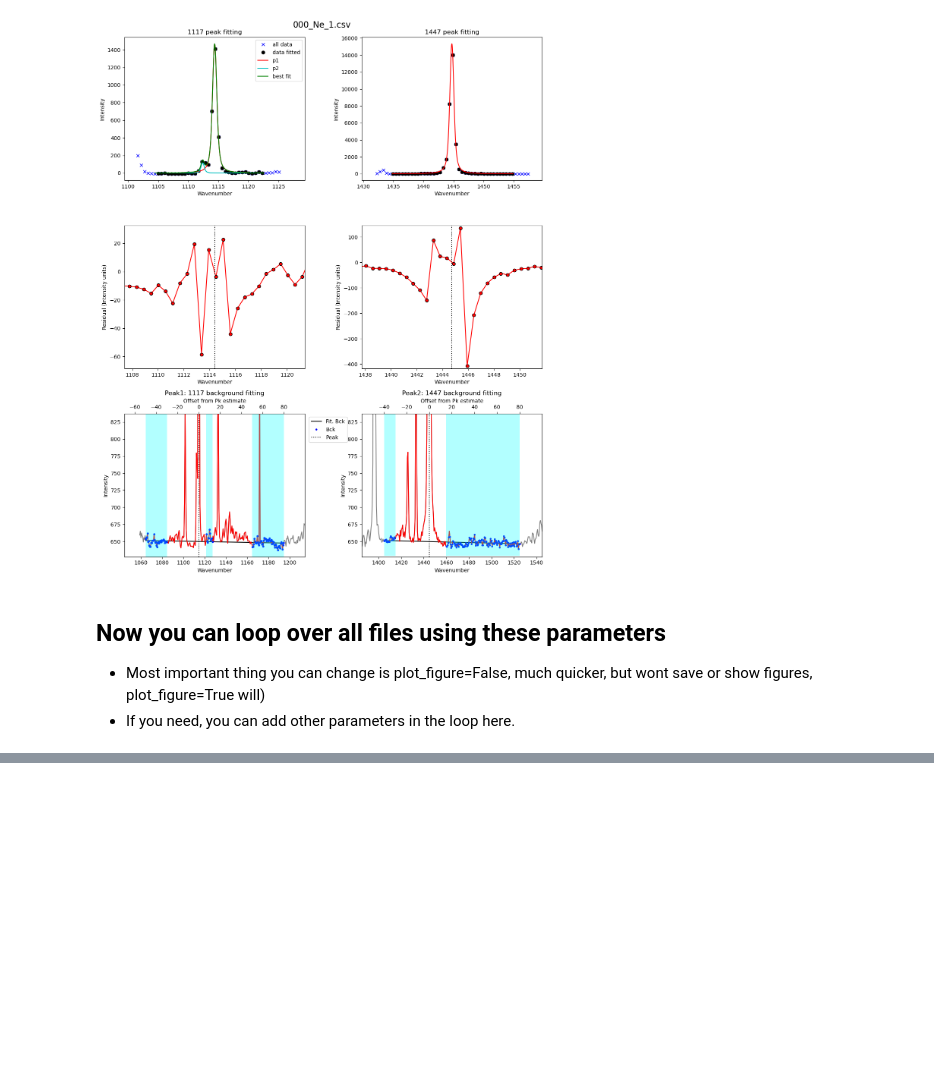
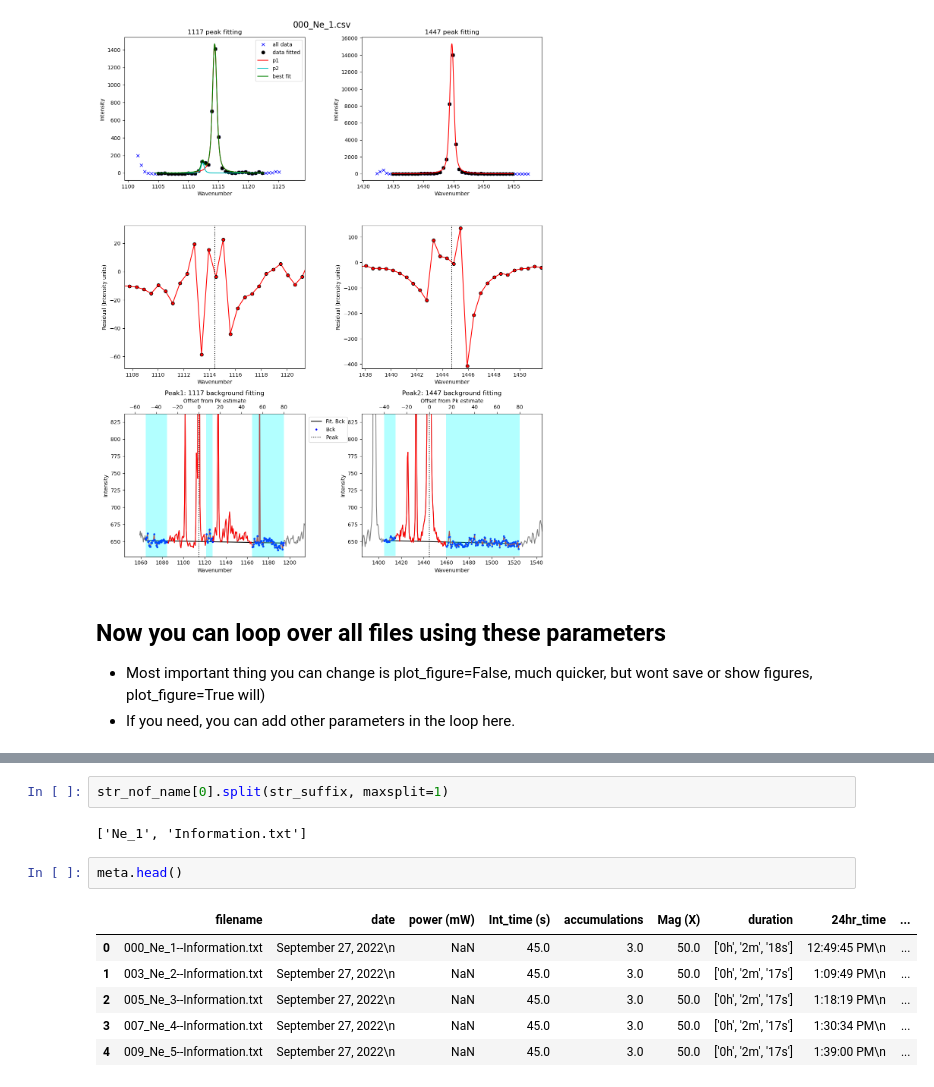
Before and after one commit to PennyWieser/DiadFit, a Jupyter notebook: docs/Examples/Weak_Diad_BenBlack/Ne_Fitting_1447_1117.ipynb, the cells around one changed output, grey strips where cells are left out. Saved outputs shown, nothing was run; the diff lists cells and outputs as text; blank space fills up the shorter version.

```diff
--- a/docs/Examples/Weak_Diad_BenBlack/Ne_Fitting_1447_1117.ipynb
+++ b/docs/Examples/Weak_Diad_BenBlack/Ne_Fitting_1447_1117.ipynb
@@ -239,0 +349,13 @@ plt.plot(df2['residual_1447'], df2['Ne_Corr'], 'og')
+# %%
+str_nof_name[0].split(str_suffix, maxsplit=1)
+# %% [output]
+['Ne_1', 'Information.txt']
+# %%
+meta.head()
+# %% [output]
+|  | filename | date | power (mW) | Int_time (s) | accumulations | Mag (X) | duration | 24hr_time | ... |
+| 0 | 000_Ne_1--Information.txt | September 27, 2022\n | NaN | 45.0 | 3.0 | 50.0 | ['0h', '2m', '18s'] | 12:49:45 PM\n | ... |
+| 1 | 003_Ne_2--Information.txt | September 27, 2022\n | NaN | 45.0 | 3.0 | 50.0 | ['0h', '2m', '17s'] | 1:09:49 PM\n | ... |
+| 2 | 005_Ne_3--Information.txt | September 27, 2022\n | NaN | 45.0 | 3.0 | 50.0 | ['0h', '2m', '17s'] | 1:18:19 PM\n | ... |
+| 3 | 007_Ne_4--Information.txt | September 27, 2022\n | NaN | 45.0 | 3.0 | 50.0 | ['0h', '2m', '17s'] | 1:30:34 PM\n | ... |
+| 4 | 009_Ne_5--Information.txt | September 27, 2022\n | NaN | 45.0 | 3.0 | 50.0 | ['0h', '2m', '17s'] | 1:39:00 PM\n | ... |
```
Also changed, not shown: parts of 33 cells of this notebook, 4 other files.
